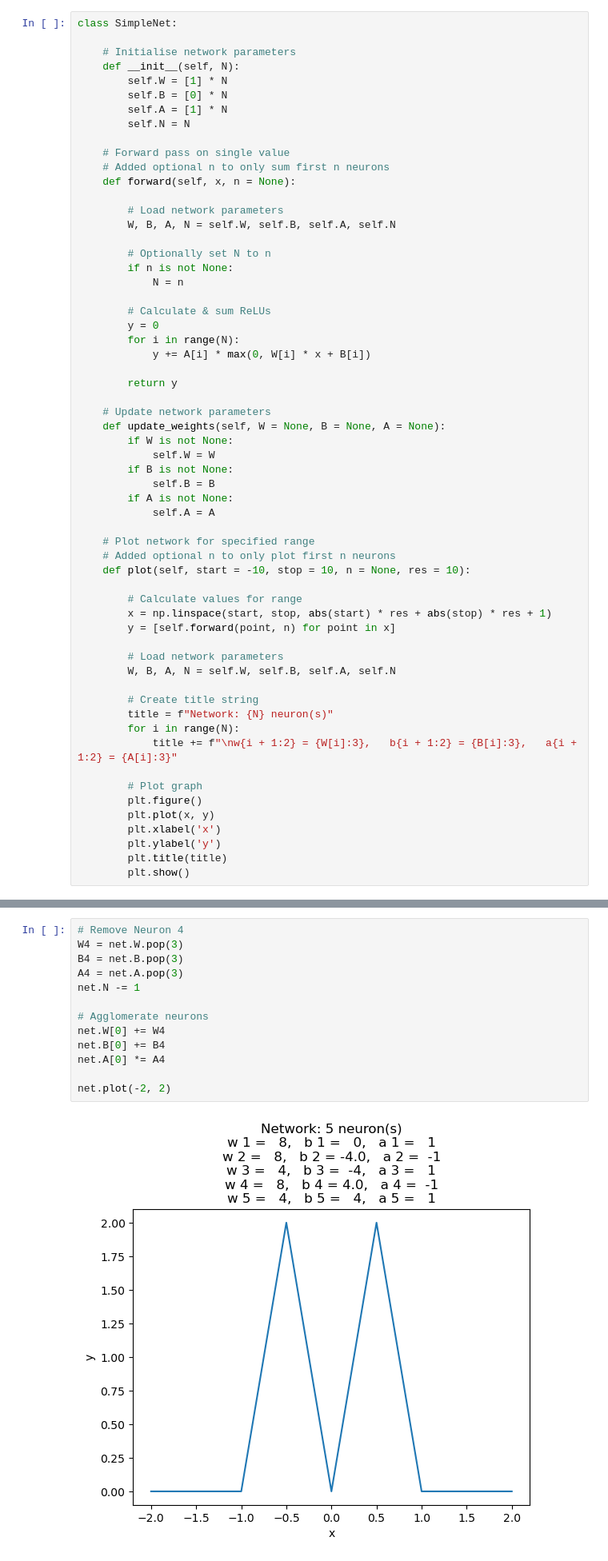
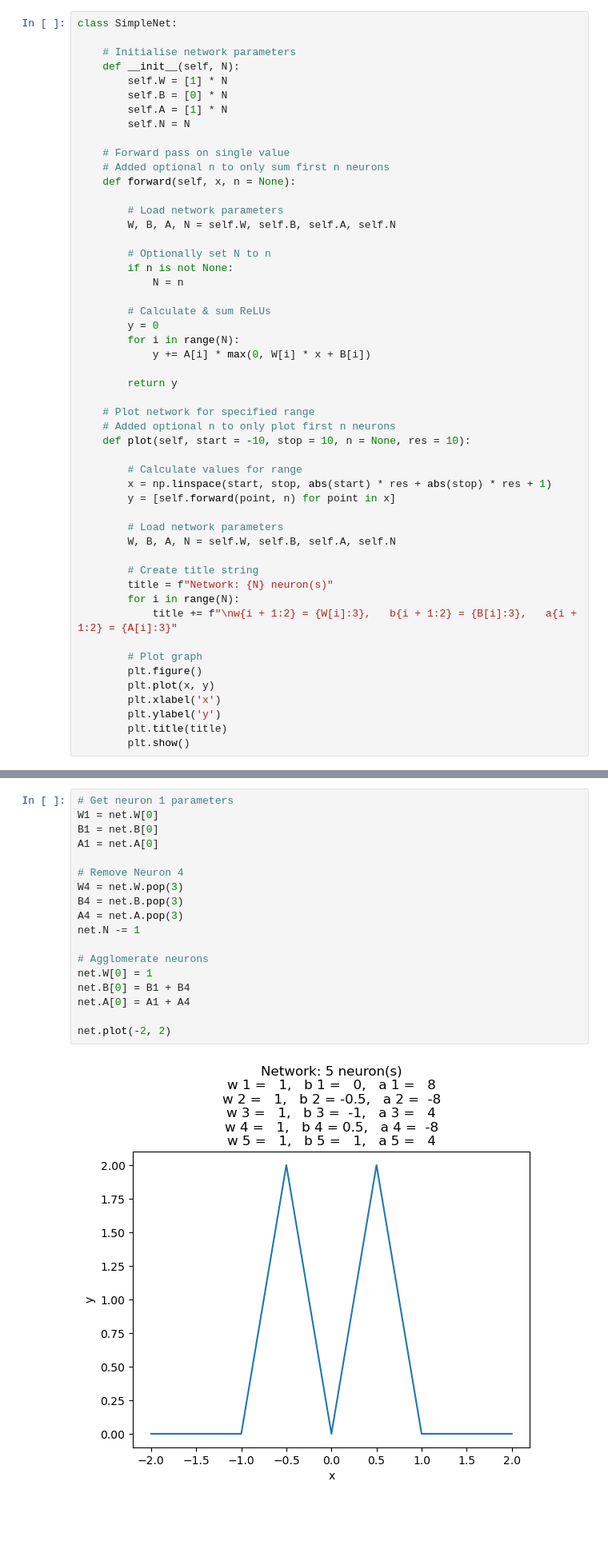
Before and after one commit to PaulusBoskabouter/EvoNet, a Jupyter notebook: experiment_beau.ipynb, the cells around one changed output, grey strips where cells are left out. Shown at 80% size. Drawn from its saved outputs; the diff is of its cells as text; blank space fills up the shorter version.

```diff
--- a/experiment_beau.ipynb
+++ b/experiment_beau.ipynb
@@ -31,15 +34,6 @@ class SimpleNet:
 
         return y
 
-    # Update network parameters
-    def update_weights(self, W = None, B = None, A = None):
-        if W is not None:
-            self.W = W
-        if B is not None:
-            self.B = B
-        if A is not None:
-            self.A = A
-
     # Plot network for specified range
     # Added optional n to only plot first n neurons
     def plot(self, start = -10, stop = 10, n = None, res = 10):
@@ -327,15 +324,20 @@ net.plot(-2, 2)
 # %%
+# Get neuron 1 parameters
+W1 = net.W[0]
+B1 = net.B[0]
+A1 = net.A[0]
+
 # Remove Neuron 4
 W4 = net.W.pop(3)
 B4 = net.B.pop(3)
 A4 = net.A.pop(3)
 net.N -= 1
 
 # Agglomerate neurons
-net.W[0] += W4
-net.B[0] += B4
-net.A[0] *= A4
+net.W[0] = 1
+net.B[0] = B1 + B4
+net.A[0] = A1 + A4
 
 net.plot(-2, 2)
 # %% [output]
-[figure, old version]
+[figure, new version]
```
Also changed, not shown: parts of 38 cells of this notebook.
